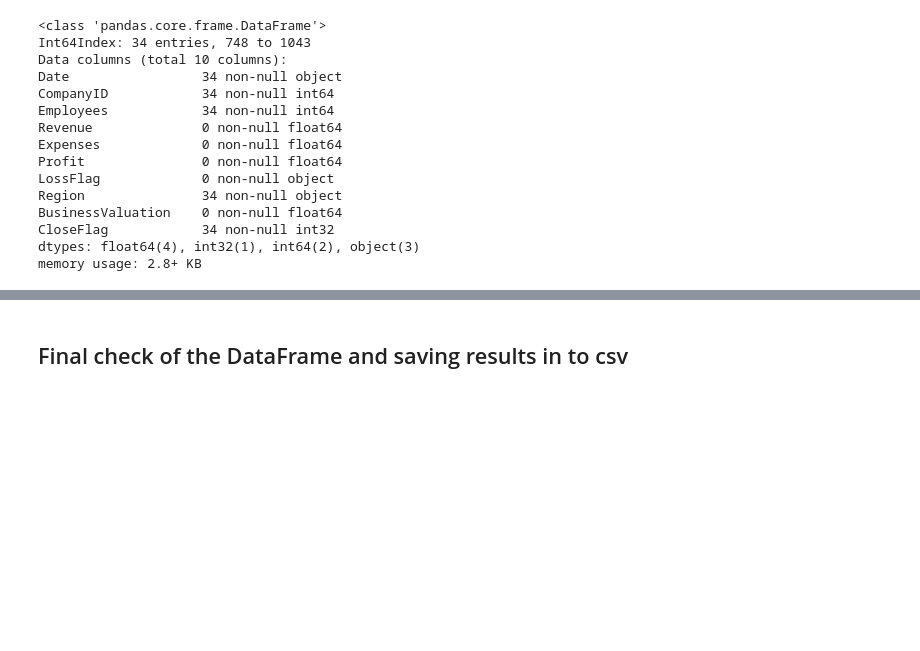
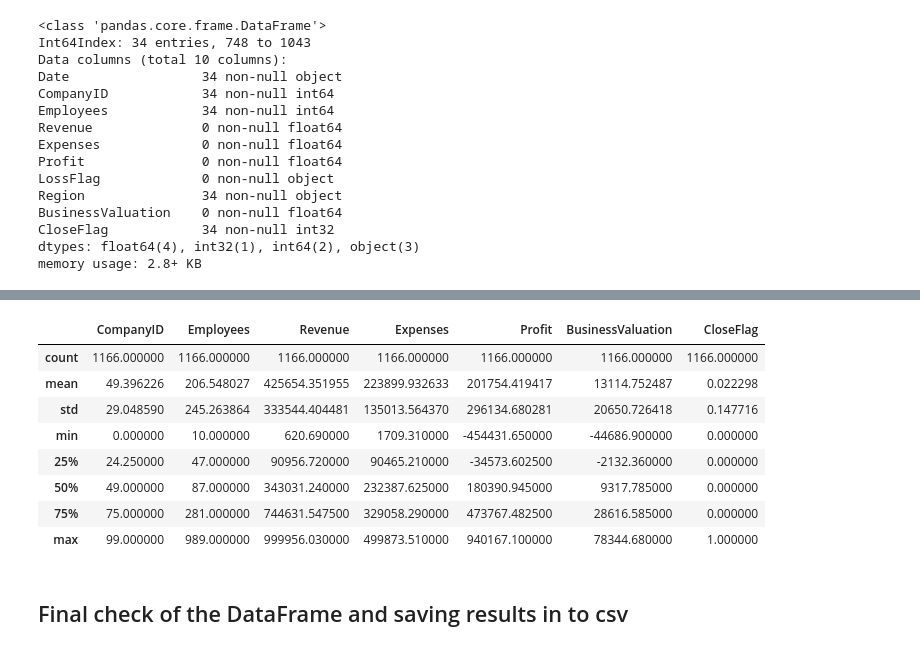
Before and after one commit to korotulea/SDS-FELLOWSHIP-CHALLENGE, a Jupyter notebook: Challenge 2 - Cleaning the Artificial Dataset.ipynb, the cells around one changed output, grey strips where cells are left out. Saved outputs shown, nothing was run; the diff lists cells and outputs as text; code cells hidden in the pictures; blank space fills up the shorter version.

```diff
--- a/Challenge 2 - Cleaning the Artificial Dataset.ipynb
+++ b/Challenge 2 - Cleaning the Artificial Dataset.ipynb
@@ -394,3 +425,18 @@ memory usage: 2.8+ KB
+# %%
+# Remove all rows wit NaN
+df_final.dropna(inplace=True)
+# check the results
+df_final.describe()
+# %% [output]
+|  | CompanyID | Employees | Revenue | Expenses | Profit | BusinessValuation | CloseFlag |
+| count | 1166.000000 | 1166.000000 | 1166.000000 | 1166.000000 | 1166.000000 | 1166.000000 | 1166.000000 |
+| mean | 49.396226 | 206.548027 | 425654.351955 | 223899.932633 | 201754.419417 | 13114.752487 | 0.022298 |
+| std | 29.048590 | 245.263864 | 333544.404481 | 135013.564370 | 296134.680281 | 20650.726418 | 0.147716 |
+| min | 0.000000 | 10.000000 | 620.690000 | 1709.310000 | -454431.650000 | -44686.900000 | 0.000000 |
+| 25% | 24.250000 | 47.000000 | 90956.720000 | 90465.210000 | -34573.602500 | -2132.360000 | 0.000000 |
+| 50% | 49.000000 | 87.000000 | 343031.240000 | 232387.625000 | 180390.945000 | 9317.785000 | 0.000000 |
+| 75% | 75.000000 | 281.000000 | 744631.547500 | 329058.290000 | 473767.482500 | 28616.585000 | 0.000000 |
+| max | 99.000000 | 989.000000 | 999956.030000 | 499873.510000 | 940167.100000 | 78344.680000 | 1.000000 |
 # %% [markdown]
 ## Final check of the DataFrame and saving results in to csv
 # %%
```
Also changed, not shown: parts of 6 cells of this notebook, 1 other file.
